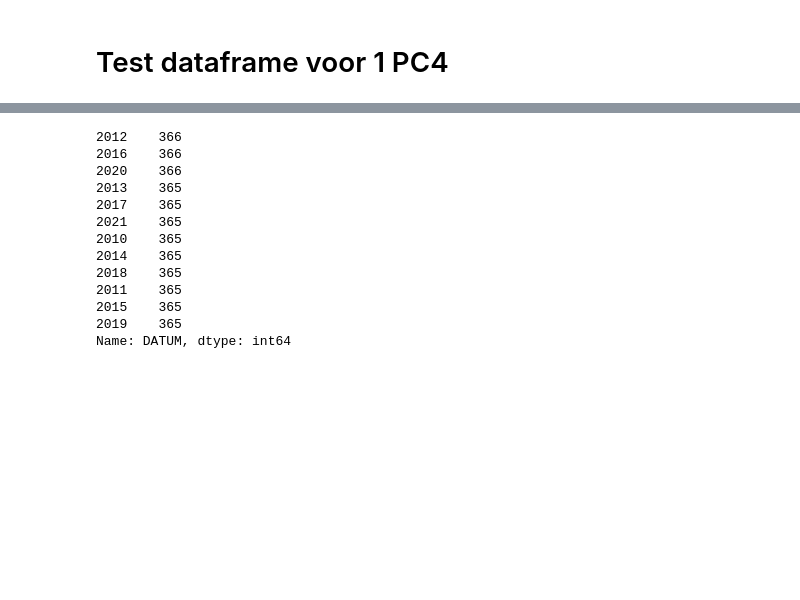
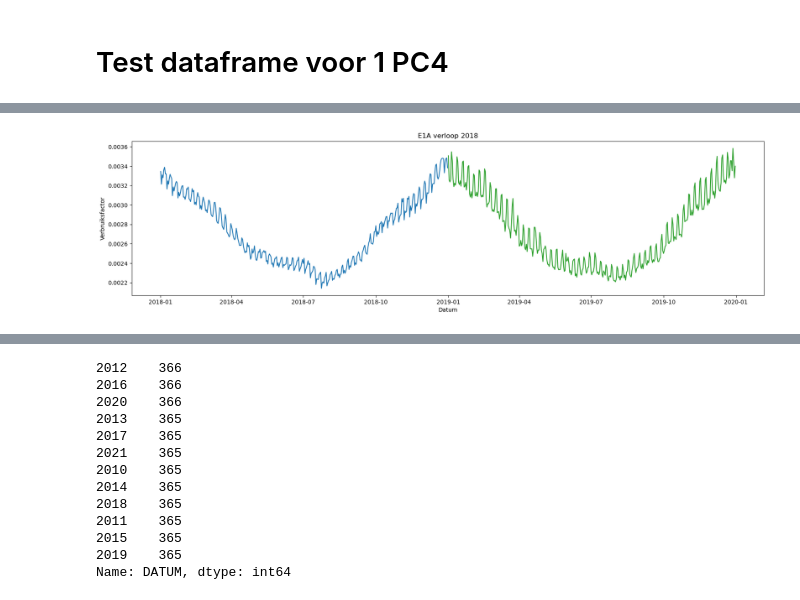
Before and after one commit to processminery/jads_enexis, a Jupyter notebook: notebooks/Kleinverbruik x NEDU.ipynb, the cells around one changed output, grey strips where cells are left out. Cells and saved outputs as stored; diff of their text form; code cells hidden in the pictures; blank space fills up the shorter version.

```diff
--- a/notebooks/Kleinverbruik x NEDU.ipynb
+++ b/notebooks/Kleinverbruik x NEDU.ipynb
@@ -154,3 +224,12 @@ df_verbruik = pd.merge(df_verbruik, df_pc4_res, on=['PC4'], how='left')
+# %%
+# Time series plot voor 2010. Controle of alle data visueel ook correct lijkt
+plt.figure(figsize=(20,5), dpi=100)
+plt.plot(df_transform_nedu[(df_transform_nedu.PROFIEL=='E1A') & (df_transform_nedu.JAAR==2018)].DATUM, df_transform_nedu[(df_transform_nedu.PROFIEL=='E1A') & (df_transform_nedu.JAAR==2018)].VERBRUIKS_FACTOR, color='tab:blue')
+plt.plot(df_transform_nedu[(df_transform_nedu.PROFIEL=='E1A') & (df_transform_nedu.JAAR==2019)].DATUM, df_transform_nedu[(df_transform_nedu.PROFIEL=='E1A') & (df_transform_nedu.JAAR==2019)].VERBRUIKS_FACTOR, color='tab:green')
+plt.gca().set(title='E1A verloop 2018', xlabel='Datum', ylabel='Verbruiksfactor')
+plt.show()
+# %% [output]
+[figure, added]
 # %%
 # een sample nemen uit de verbruiks data
 # en deze joinen met de df_transform_nedu data
```
Also changed, not shown: parts of 11 cells of this notebook, 5 other files.
